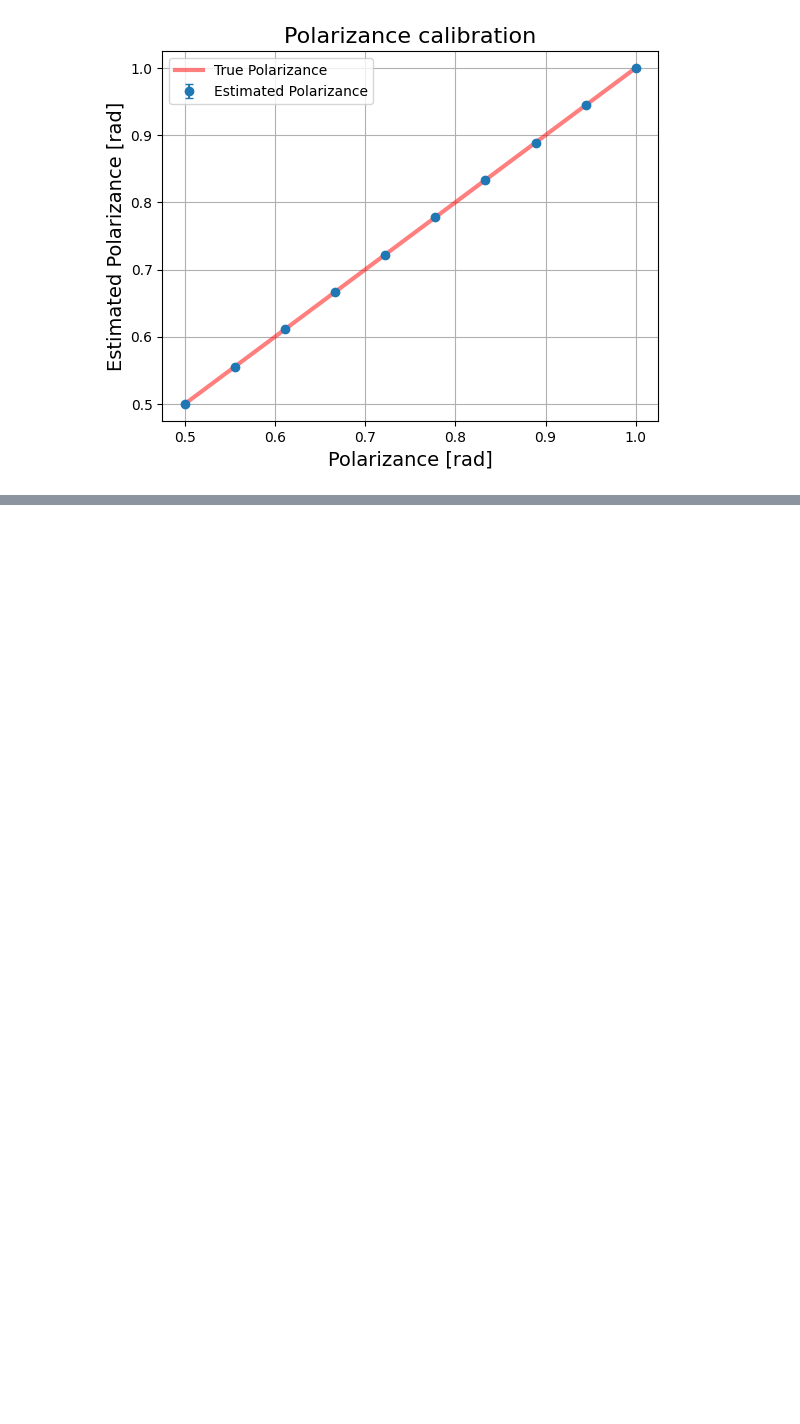
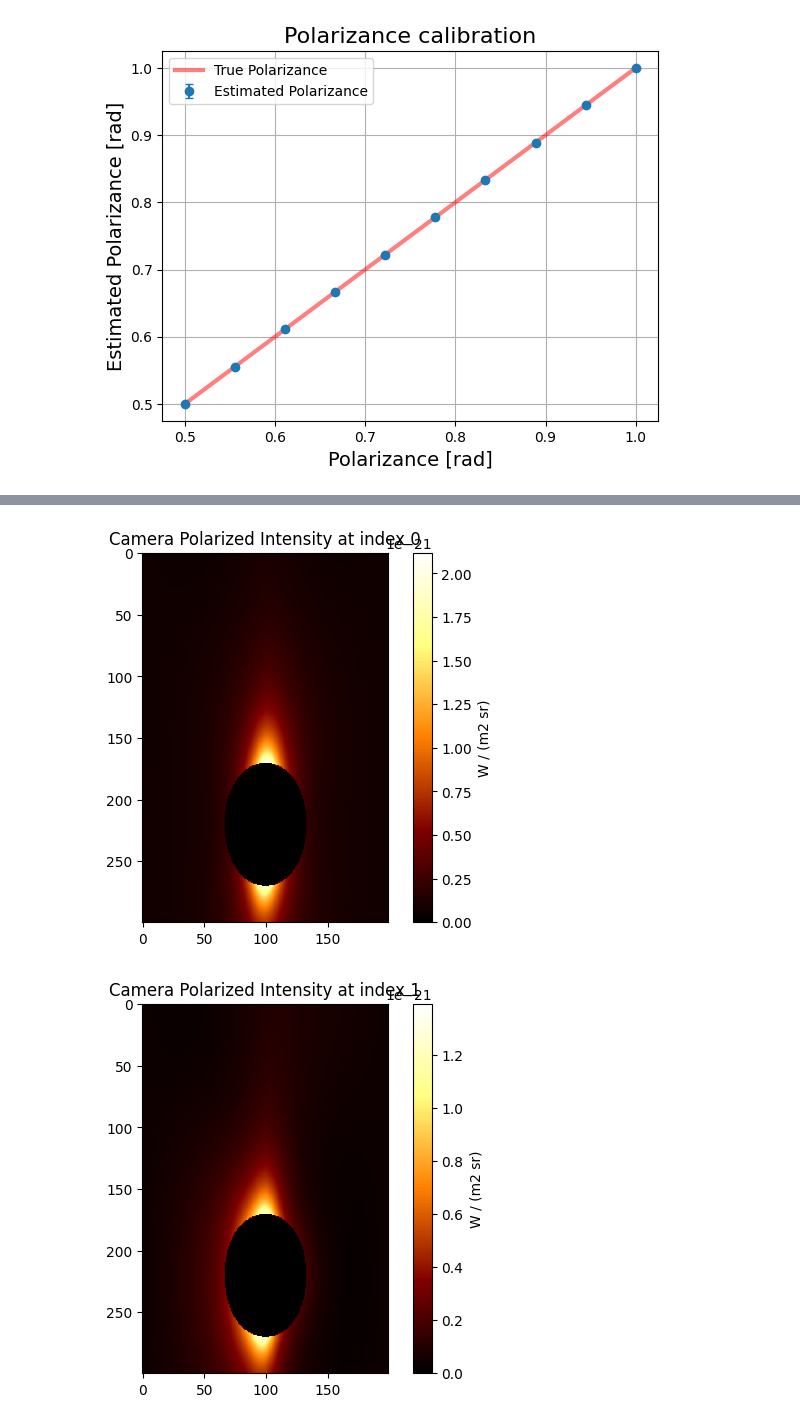
Before and after one commit to oravitan/zodiacal-polarized, a Jupyter notebook: notebooks/camera_calibration_example.ipynb, the cells around one changed output, grey strips where cells are left out. Drawn from its saved outputs; the diff is of its cells as text; code cells hidden in the pictures; blank space fills up the shorter version.

```diff
--- a/notebooks/camera_calibration_example.ipynb
+++ b/notebooks/camera_calibration_example.ipynb
@@ -125,0 +148,16 @@ plt.show()
+# %%
+def make_biref_img(delta, theta, **kwargs):
+    biref_amount = zodipol.imager._get_birefringence_mat(delta, 'center', flat=True, std=3)
+    biref_angle = zodipol.imager._get_birefringence_mat(theta, 'constant', flat=True)
+    biref_mueller = zodipol.imager.get_birefringence_mueller_matrix(biref_amount, biref_angle)
+    biref_obs = zodipol.imager.apply_birefringence(obs, biref_mueller)
+    biref_camera_intensity = zodipol.make_camera_images(biref_obs, parser["polarizance"], parser["polarization_angle"], n_realizations=parser["n_realizations"], **kwargs)
+    return biref_camera_intensity
+# %%
+delta, phi = 0.5, 0.1
+biref_camera_intensity = make_biref_img(delta, phi, fillna=0, add_noise=False)
+# %%
+plot_satellite_image_indices(biref_camera_intensity, 4, resolution=parser["resolution"], title="Camera Polarized Intensity")
+# %% [output]
+[figure, added]
+[figure, added]
```
Also changed, not shown: parts of 11 cells of this notebook, 7 other files.
